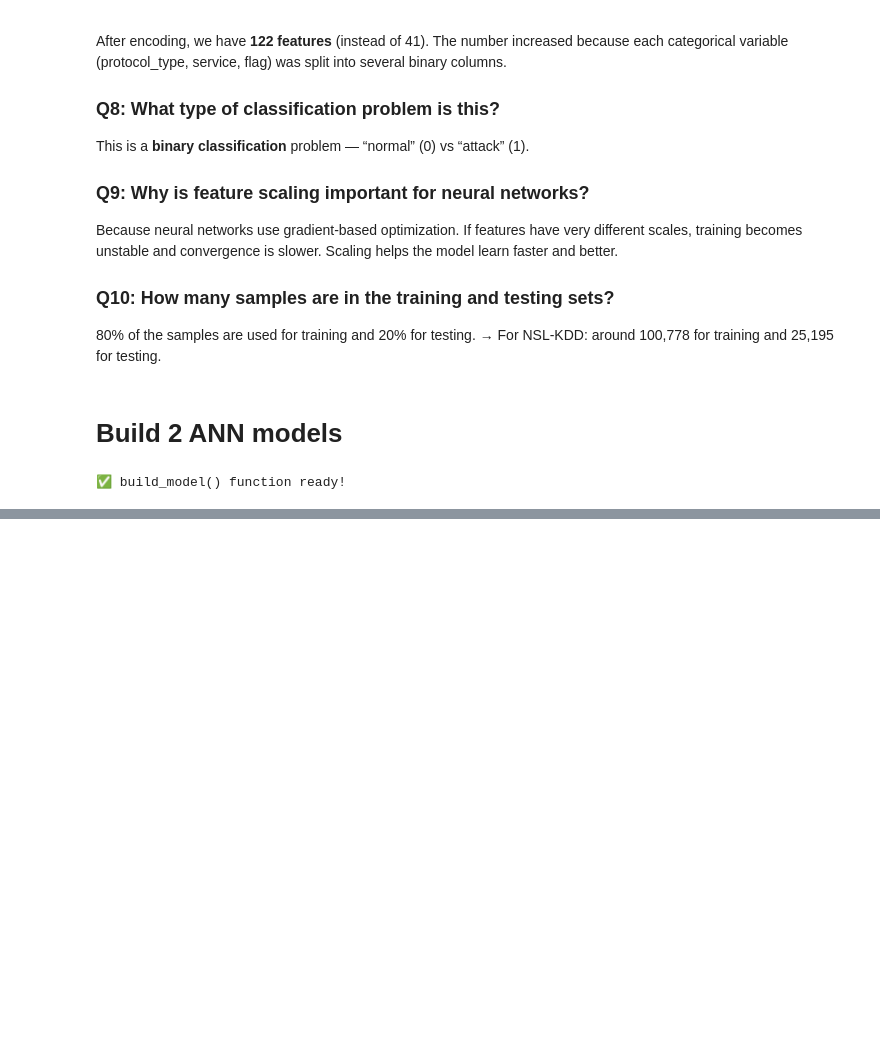
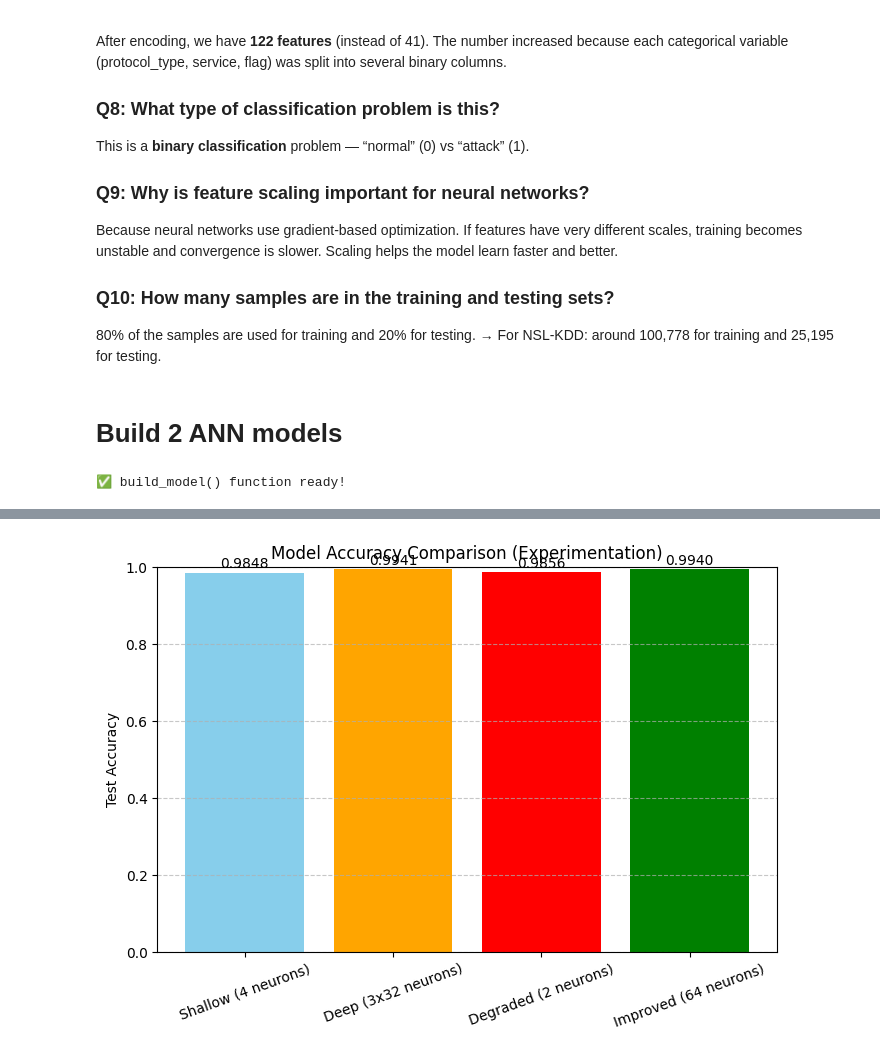
Before and after one commit to Ziouche-maroua/TP_ML_DL, a Jupyter notebook: ANN.ipynb, the cells around one changed output, grey strips where cells are left out. Cells and saved outputs as stored; diff of their text form; code cells hidden in the pictures; blank space fills up the shorter version.

```diff
--- a/ANN.ipynb
+++ b/ANN.ipynb
@@ -336,0 +531,68 @@ Epoch 15/15
+# %%
+model3 = build_model(
+    n_hidden_layers=1,
+    n_neurons=2,
+    learning_rate=0.05,
+    dropout_rate=0.0
+)
+
+print("Training the degraded shallow network (2 neurons)...")
+history3 = model3.fit(
+    X_train, y_train,
+    validation_split=0.2,
+    epochs=15,
+    batch_size=512,
+    verbose=1
+)
+
+test_loss3, test_acc3 = model3.evaluate(X_test, y_test, verbose=0)
+print(f"\n Degraded shallow network test accuracy: {test_acc3:.4f}")
+
+
+
+# Step 2️ — Improve the shallow network
+# Increase neurons to 64, reduce learning rate and batch size
+
+model4 = build_model(
+    n_hidden_layers=1,
+    n_neurons=64,
+    learning_rate=0.001,
+    dropout_rate=0.0
+)
+
+print("\nTraining the improved shallow network (64 neurons)...")
+history4 = model4.fit(
+    X_train, y_train,
+    validation_split=0.2,
+    epochs=15,
+    batch_size=64,
+    verbose=1
+)
+
+test_loss4, test_acc4 = model4.evaluate(X_test, y_test, verbose=0)
+print(f"\n✅ Improved shallow network test accuracy: {test_acc4:.4f}")
+
+
+# Step 3️ — Compare all four models (bar chart)
+import matplotlib.pyplot as plt
+
+models = ['Shallow (4 neurons)', 'Deep (3x32 neurons)', 'Degraded (2 neurons)', 'Improved (64 neurons)']
+accuracies = [test_acc1, test_acc2, test_acc3, test_acc4]
+colors = ['skyblue', 'orange', 'red', 'green']
+
+plt.figure(figsize=(8, 5))
+bars = plt.bar(models, accuracies, color=colors)
+plt.title('Model Accuracy Comparison (Experimentation)')
+plt.ylabel('Test Accuracy')
+
+# Display accuracy values on top of bars
+for bar in bars:
+    height = bar.get_height()
+    plt.text(bar.get_x() + bar.get_width() / 2, height + 0.005,
+             f'{height:.4f}', ha='center', va='bottom')
+
+plt.ylim(0, 1)
+plt.xticks(rotation=20)
+plt.grid(axis='y', linestyle='--', alpha=0.7)
+plt.show()
+# %% [output]
@@ -336,0 +616 @@ Epoch 15/15
+[figure, added]
```
Also changed, not shown: parts of 11 cells of this notebook, 1 other file.
